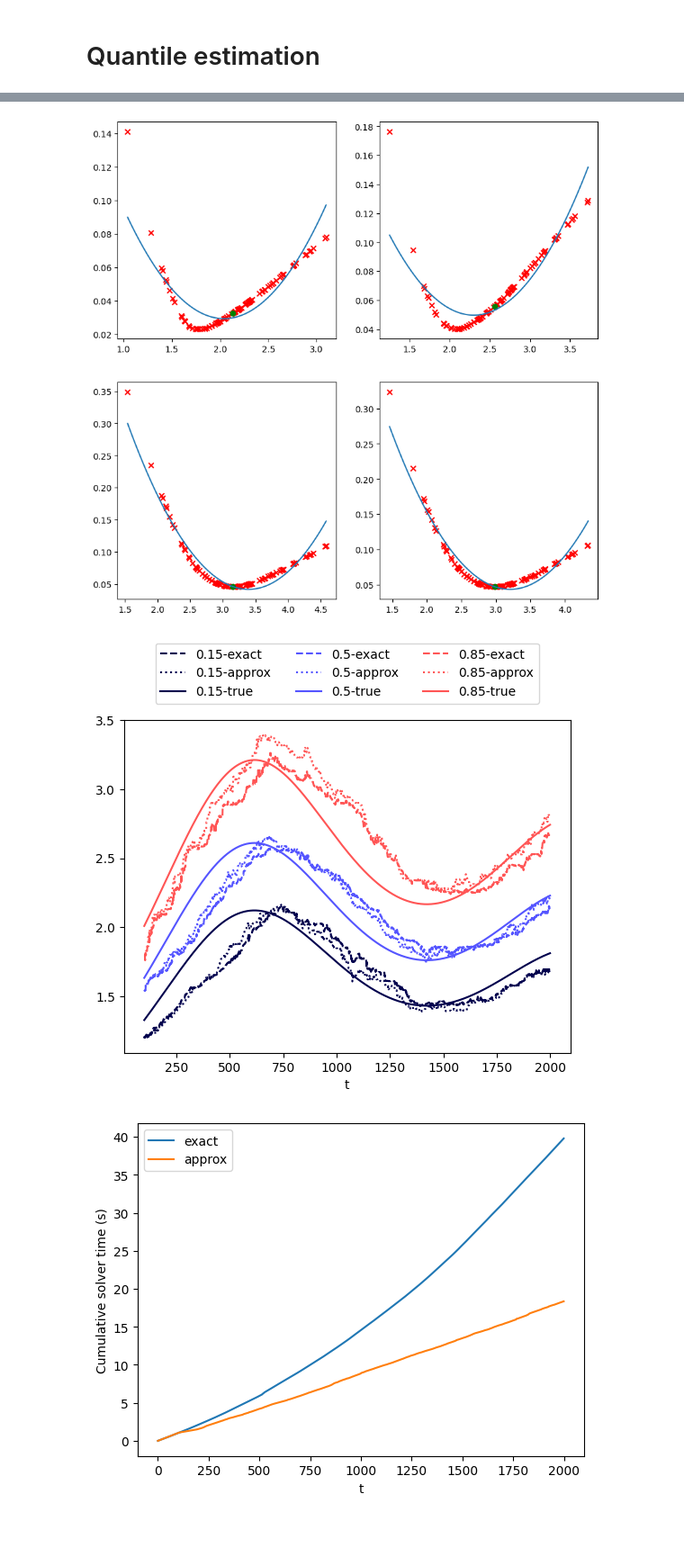
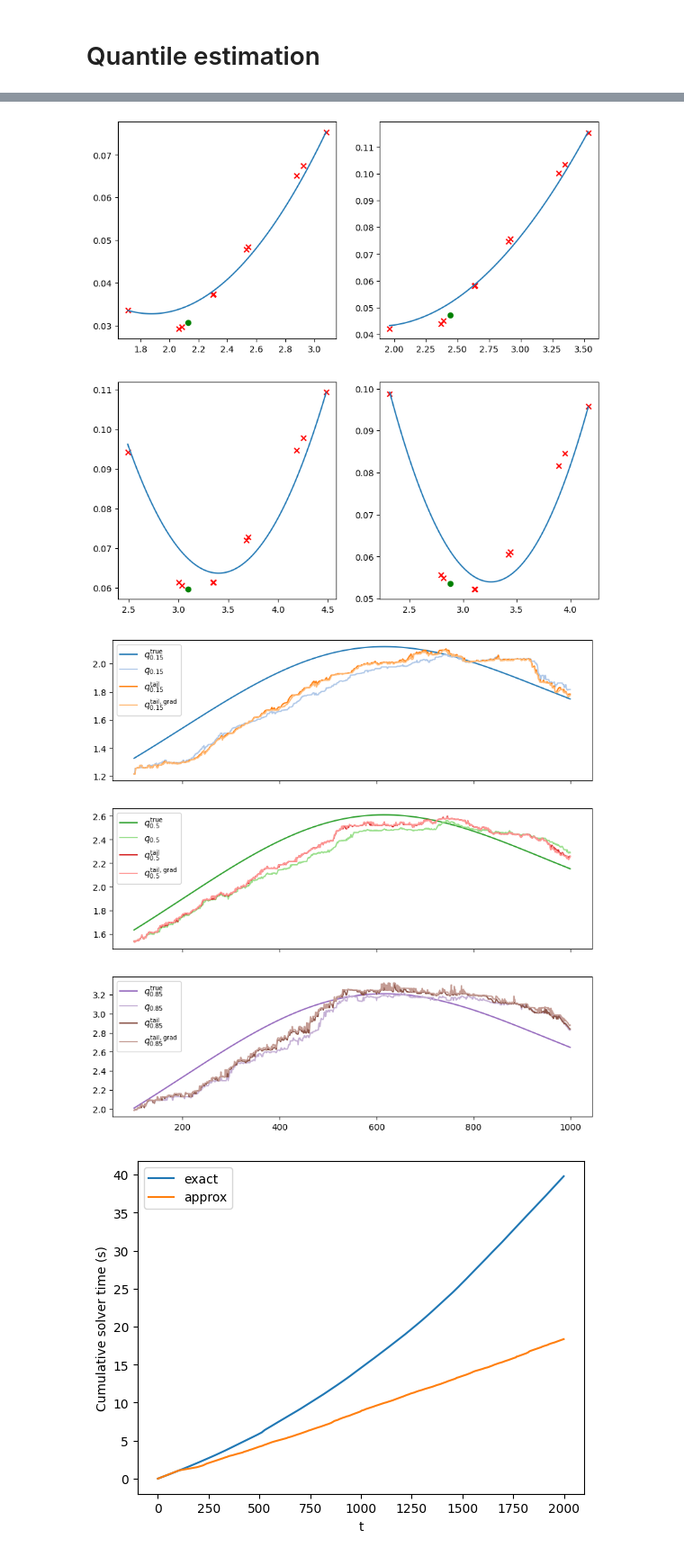
Before and after one commit to cvxgrp/ewmm_code, a Jupyter notebook: experiments.ipynb, the cells around one changed output, grey strips where cells are left out. Shown at 90% size. Saved outputs shown, nothing was run; the diff lists cells and outputs as text; code cells hidden in the pictures; blank space fills up the shorter version.

Commit message:
modify plots

```diff
--- a/experiments.ipynb
+++ b/experiments.ipynb
@@ -91,11 +87,11 @@ fig, axs = plt.subplots(d, 1, figsize=(10, 10))
 for i in range(d):
     t = np.arange(H, T)
     plt.sca(axs[i])
-    plt.plot(t,thetas[H:, i], label=r"$\theta_{{{}}}$".format(i), color=c(i))
-    plt.plot(t,thetas_logistic[H:, i], label=r"$\hat\theta_{{{}}}$".format(i+1), color=c(i), linestyle="--")
-    plt.plot(t,thetas_logistic_tail[H:, i], label=r"$\hat\theta_{{{}}}^{{\text{{tail}}}}$".format(i+1), color=c(i), linestyle=":")
+    plt.plot(t,thetas[H:, i], label=r"$\theta_{{{}}}^{{\text{{true}}}}$".format(i+1), color=c(i))
+    plt.plot(t,thetas_logistic[H:, i], label=r"$\theta_{{{}}}$".format(i+1), color=c(i), linestyle="--")
+    plt.plot(t,thetas_logistic_tail[H:, i], label=r"$\theta_{{{}}}^{{\text{{tail}}}}$".format(i+1), color=c(i), linestyle=":")
     plt.legend()
 
 plt.xlabel("t")
-plt.savefig("figures/logistic_theta_fit.pdf")
+plt.savefig("../ewmm/figures/logistic_theta_fit.pdf")
 # %% [output]
@@ -115,7 +111,7 @@ plt.savefig("figures/logistic_time.pdf")
 sigma_sample = .2
 np.random.seed(13)
 
-T = 2000
+T = 1000
 d = 1
 four = RandomFourier(d=d, T=T, k_fouier=10, sigma=.1)
 _, _, thetas = four.gen(T)
@@ -130,6 +126,8 @@ models = []
 for alpha in [.15,.5,.85]:
     qest = QuantileEstimator(alpha, gamma)
     qest_tail = QuantileEstimator(alpha, gamma, tail_approx = 100)
+    qest_tail_grad = QuantileEstimator(alpha, gamma, tail_approx = 100, grad=True)
     models.append(qest)
     models.append(qest_tail)
+    models.append(qest_tail_grad)
 # %% [output]
@@ -162,37 +167,42 @@ for i, d in enumerate(D):
     plt.plot(z, p, label="tail fit")
     plt.scatter(prev, f_prev, color="green", label="previous estimate")
 
-plt.savefig("figures/quantile_tail_fit.pdf")
+# plt.savefig("figures/quantile_tail_fit.pdf")
 # %% [output]
-[figure, old version]
+[figure, new version]
 # %%
 i = 0
-colors = plt.get_cmap('seismic')
+
+# use color map tab20b
+colors = plt.get_cmap('tab20')
+
+fig, axs = plt.subplots(3, 1, figsize=(10, 10), sharex=True)
 for alpha in [.15,.5,.85]:
     true_q = sp.stats.norm.ppf(alpha, loc=thetas, scale=sigma_sample)
 
     # get the alpha quantile of a log normal distribution with mean theta and
     # standard deviation sigma_sample
     true_q = sp.stats.lognorm.ppf(alpha, s=sigma_sample, scale=np.exp(thetas))
 
     preds_full, times_full = results[f"alpha={alpha}"]
     preds_tail, times_tail = results[f"alpha={alpha}_tail_approx"]
+    preds_tail_grad, times_tail_grad = results[f"alpha={alpha}_tail_approx_grad"]
 
     t = np.arange(H, T)
+    plt.sca(axs[i])
 
-    c = i / 3
+    c = 4*i
 
-    plt.plot(t,preds_full[H:], label=f"{alpha}-exact", color=colors(c),linestyle="--")
-    plt.plot(t,preds_tail[H:], label=f"{alpha}-approx", color=colors(c), linestyle=":")
-    plt.plot(t,true_q[H:], label=f"{alpha}-true", color=colors(c))
+    plt.plot(t, true_q[H:], label=r"$q_{{{}}}^{{\text{{true}}}}$".format(alpha), color = colors(c))
+    plt.plot(t, preds_full[H:], label=r"$q_{{{}}}$".format(alpha), color = colors(c+1))
+    plt.plot(t, preds_tail[H:], label=r"$q_{{{}}}^{{\text{{tail}}}}$".format(alpha), color = colors(c+2))
+    plt.plot(t, preds_tail_grad[H:], label=r"$q_{{{}}}^{{\text{{tail, grad}}}}$".format(alpha), color = colors(c+3))
+    plt.legend()
+    i += 1
 
-    plt.xlabel("t")
-    i+=1
-
-plt.legend(ncol=3, loc="upper center", bbox_to_anchor=(0.5, 1.25))
-plt.savefig("figures/quantile.pdf", bbox_inches="tight")
+plt.savefig("../ewmm/figures/quantile.pdf")
 # %% [output]
-[figure, old version]
+[figure, new version]
 # %%
 # plot the cumulative solver time for the tail approximator and the full
 # quantile estimator
```
Also changed, not shown: parts of 7 cells of this notebook, 1 other file.
